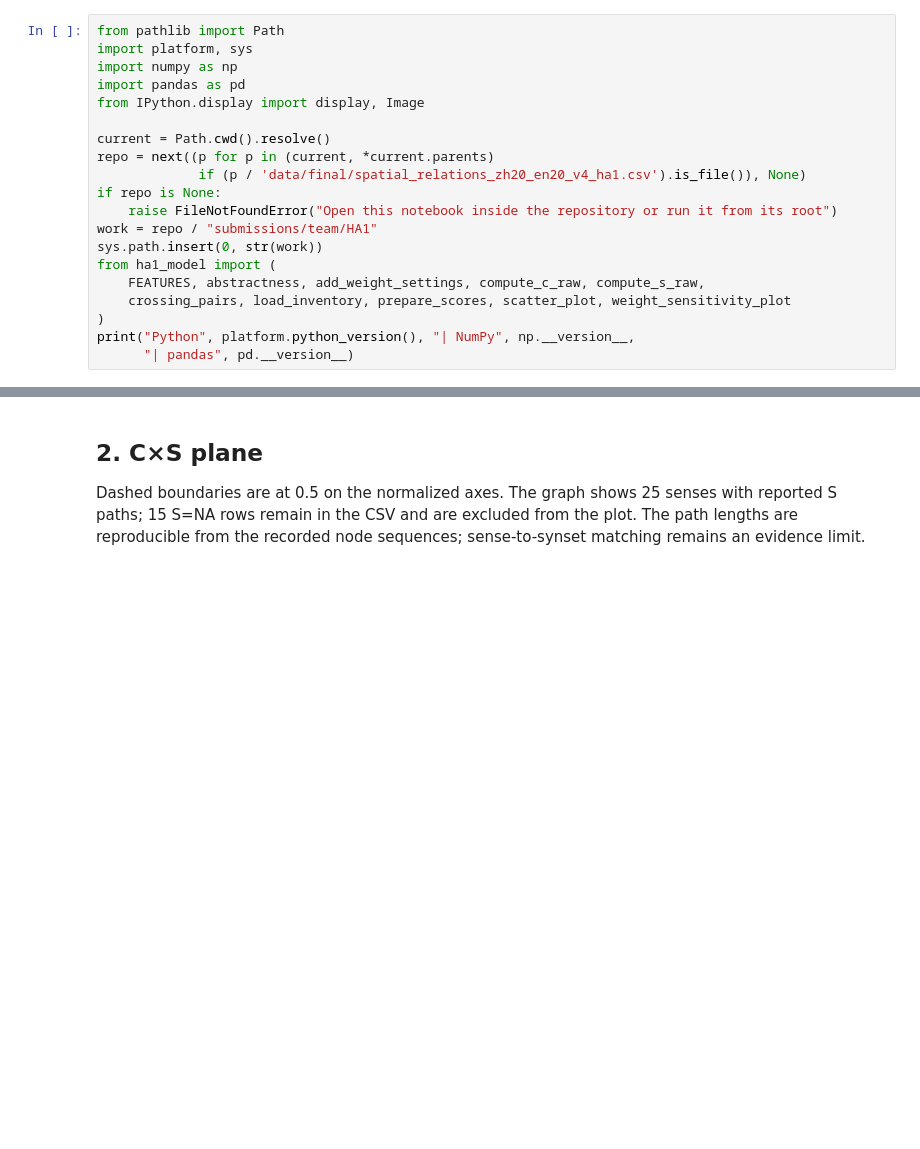
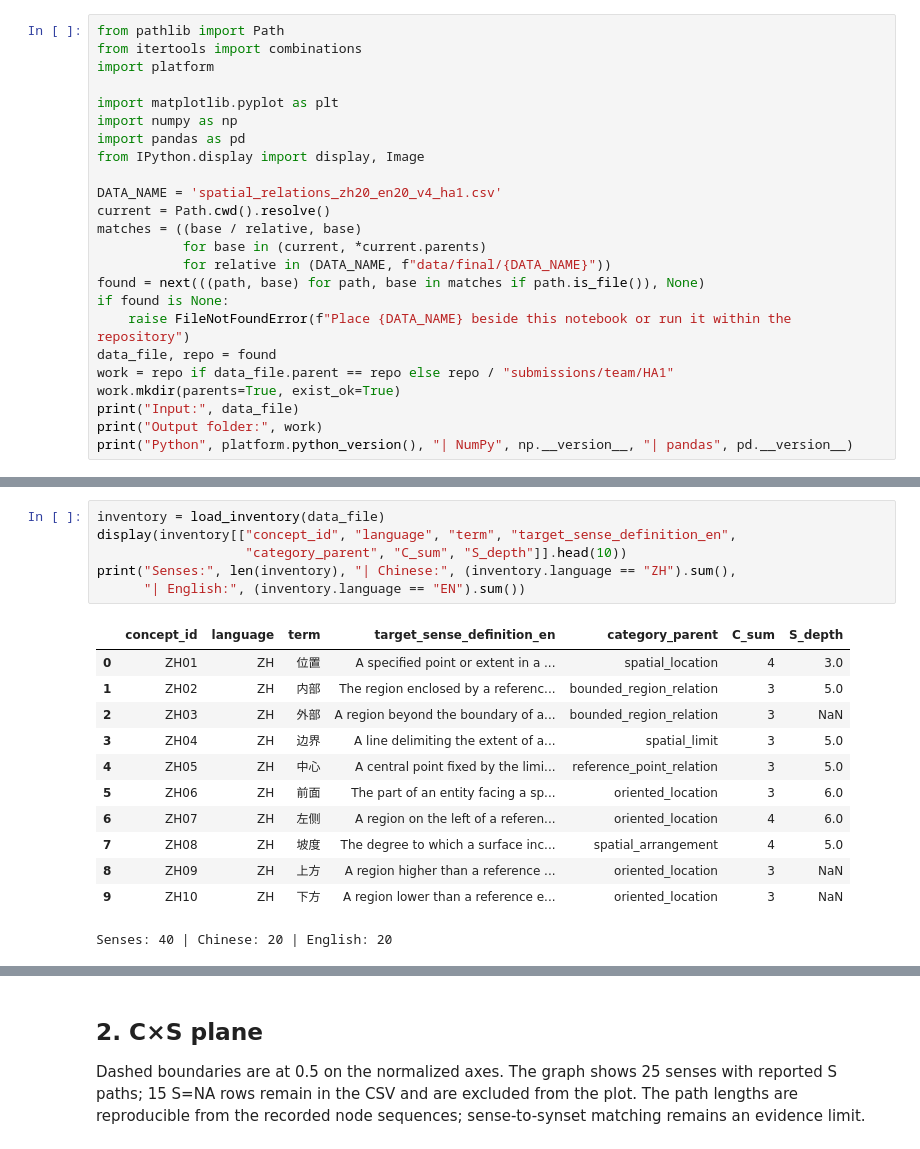
Before and after one commit to Uuu-7/Embodied-AI-and-Neurocomputational-Semantics, a Jupyter notebook: submissions/team/HA1/ha1_simulator.ipynb, the cells around one changed output, grey strips where cells are left out. Cells and saved outputs as stored; diff of their text form; blank space fills up the shorter version.

Commit message:
Move HA0 and HA1 workflow into notebooks and fix CSV encoding

```diff
--- a/submissions/team/HA1/ha1_simulator.ipynb
+++ b/submissions/team/HA1/ha1_simulator.ipynb
@@ -7,21 +11,25 @@ Twenty-five S paths are carried from earlier work and their edge counts are chec
 # %%
 from pathlib import Path
-import platform, sys
+from itertools import combinations
+import platform
+
+import matplotlib.pyplot as plt
 import numpy as np
 import pandas as pd
 from IPython.display import display, Image
 
+DATA_NAME = 'spatial_relations_zh20_en20_v4_ha1.csv'
 current = Path.cwd().resolve()
-repo = next((p for p in (current, *current.parents)
-             if (p / 'data/final/spatial_relations_zh20_en20_v4_ha1.csv').is_file()), None)
-if repo is None:
-    raise FileNotFoundError("Open this notebook inside the repository or run it from its root")
-work = repo / "submissions/team/HA1"
-sys.path.insert(0, str(work))
-from ha1_model import (
-    FEATURES, abstractness, add_weight_settings, compute_c_raw, compute_s_raw,
-    crossing_pairs, load_inventory, prepare_scores, scatter_plot, weight_sensitivity_plot
-)
-print("Python", platform.python_version(), "| NumPy", np.__version__,
-      "| pandas", pd.__version__)
+matches = ((base / relative, base)
+           for base in (current, *current.parents)
+           for relative in (DATA_NAME, f"data/final/{DATA_NAME}"))
+found = next(((path, base) for path, base in matches if path.is_file()), None)
+if found is None:
+    raise FileNotFoundError(f"Place {DATA_NAME} beside this notebook or run it within the repository")
+data_file, repo = found
+work = repo if data_file.parent == repo else repo / "submissions/team/HA1"
+work.mkdir(parents=True, exist_ok=True)
+print("Input:", data_file)
+print("Output folder:", work)
+print("Python", platform.python_version(), "| NumPy", np.__version__, "| pandas", pd.__version__)
 # %% [output]
@@ -32,0 +83,19 @@ Python 3.13.14 | NumPy 2.5.3 | pandas 3.0.5
+# %%
+inventory = load_inventory(data_file)
+display(inventory[["concept_id", "language", "term", "target_sense_definition_en",
+                   "category_parent", "C_sum", "S_depth"]].head(10))
+print("Senses:", len(inventory), "| Chinese:", (inventory.language == "ZH").sum(),
+      "| English:", (inventory.language == "EN").sum())
+# %% [output]
+|  | concept_id | language | term | target_sense_definition_en | category_parent | C_sum | S_depth |
+| 0 | ZH01 | ZH | 位置 | A specified point or extent in a ... | spatial_location | 4 | 3.0 |
+| 1 | ZH02 | ZH | 内部 | The region enclosed by a referenc... | bounded_region_relation | 3 | 5.0 |
+| 2 | ZH03 | ZH | 外部 | A region beyond the boundary of a... | bounded_region_relation | 3 | NaN |
+| 3 | ZH04 | ZH | 边界 | A line delimiting the extent of a... | spatial_limit | 3 | 5.0 |
+| 4 | ZH05 | ZH | 中心 | A central point fixed by the limi... | reference_point_relation | 3 | 5.0 |
+| 5 | ZH06 | ZH | 前面 | The part of an entity facing a sp... | oriented_location | 3 | 6.0 |
+| 6 | ZH07 | ZH | 左侧 | A region on the left of a referen... | oriented_location | 4 | 6.0 |
+| 7 | ZH08 | ZH | 坡度 | The degree to which a surface inc... | spatial_arrangement | 4 | 5.0 |
+| 8 | ZH09 | ZH | 上方 | A region higher than a reference ... | oriented_location | 3 | NaN |
+| 9 | ZH10 | ZH | 下方 | A region lower than a reference e... | oriented_location | 3 | NaN |
+Senses: 40 | Chinese: 20 | English: 20
```
Also changed, not shown: parts of 22 cells of this notebook, 14 other files.
